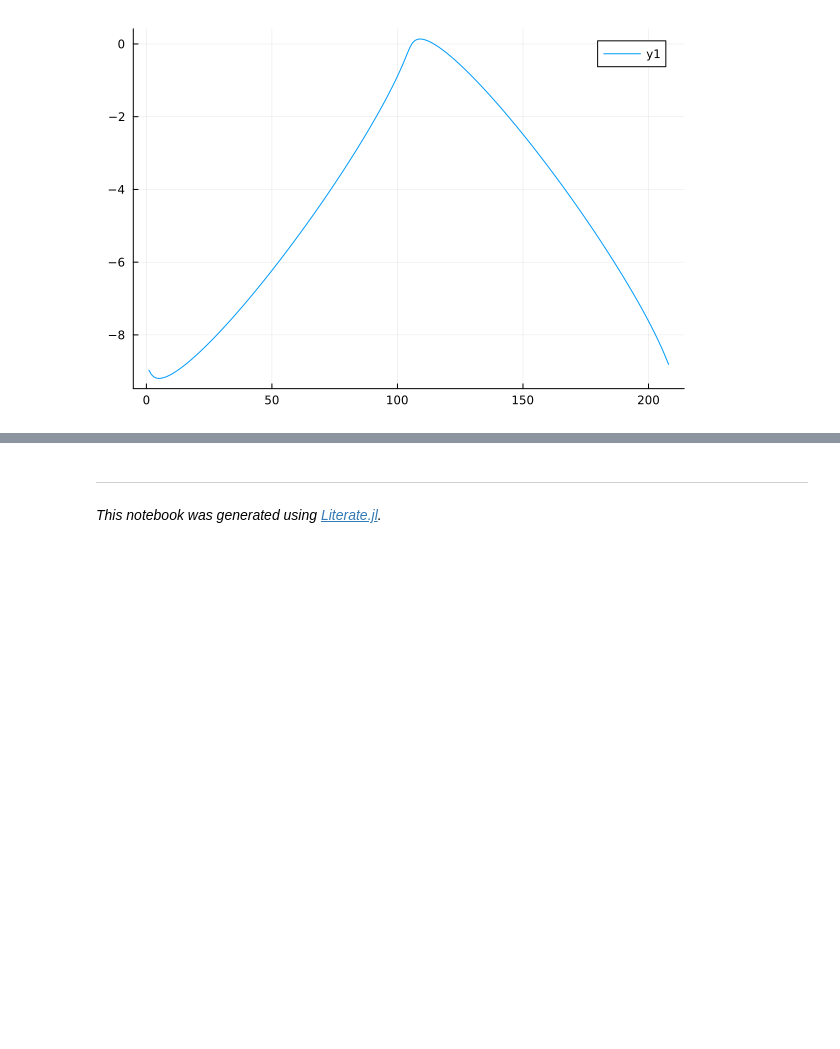
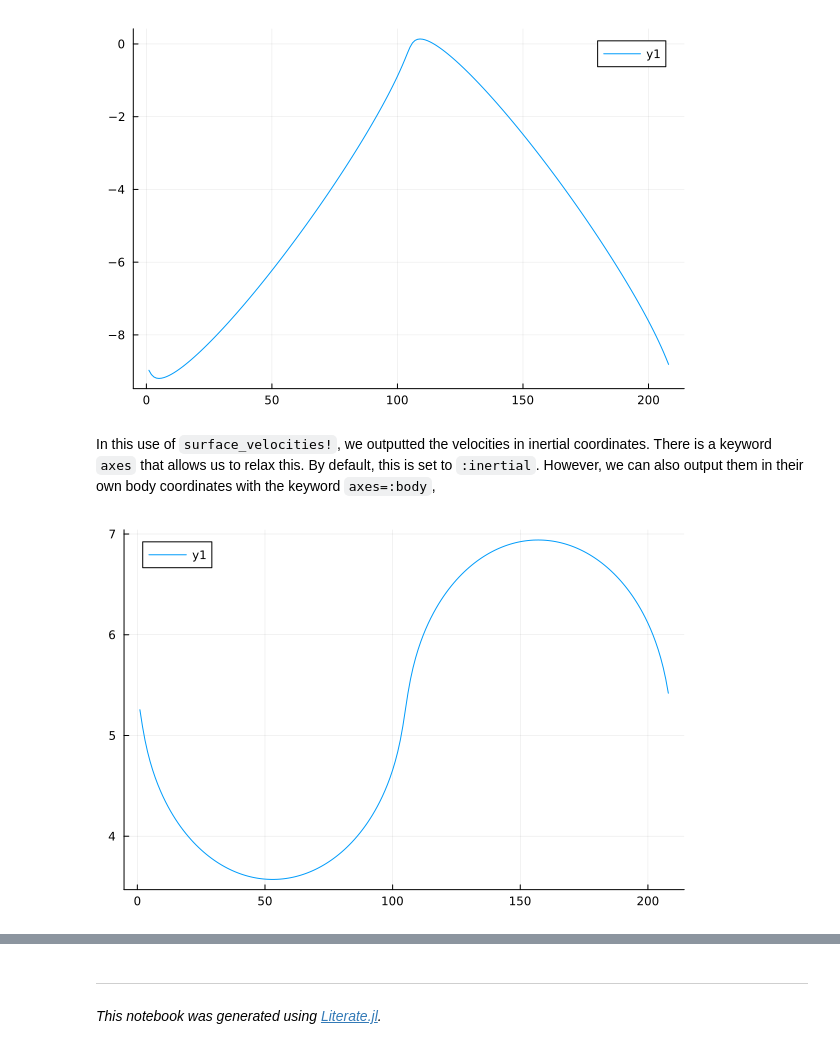
Before and after one commit to JuliaIBPM/RigidBodyTools.jl, a Jupyter notebook: examples/joints.ipynb, the cells around one changed output, grey strips where cells are left out. Drawn from its saved outputs; the diff is of its cells as text; code cells hidden in the pictures; blank space fills up the shorter version.

Commit message:
More flexibility in the uses of surface_velocity

```diff
--- a/examples/joints.ipynb
+++ b/examples/joints.ipynb
@@ -374,3 +374,13 @@ For example, the vector of u velocities on body 2 is
 plot(view(u,bodies,2))
 # %% [output]
 [figure]
+# %% [markdown]
+In this use of `surface_velocities!`, we outputted the velocities in inertial
+coordinates. There is a keyword `axes` that allows us to relax this.
+By default, this is set to `:inertial`. However, we can also output them in their own body coordinates with
+the keyword `axes=:body`,
+# %%
+surface_velocity!(u,v,bodies,x0,ls,t0;axes=:body)
+plot(view(u,bodies,2))
+# %% [output]
+[figure, added]
```
Also changed, not shown: parts of 3 cells of this notebook, 4 other files.
